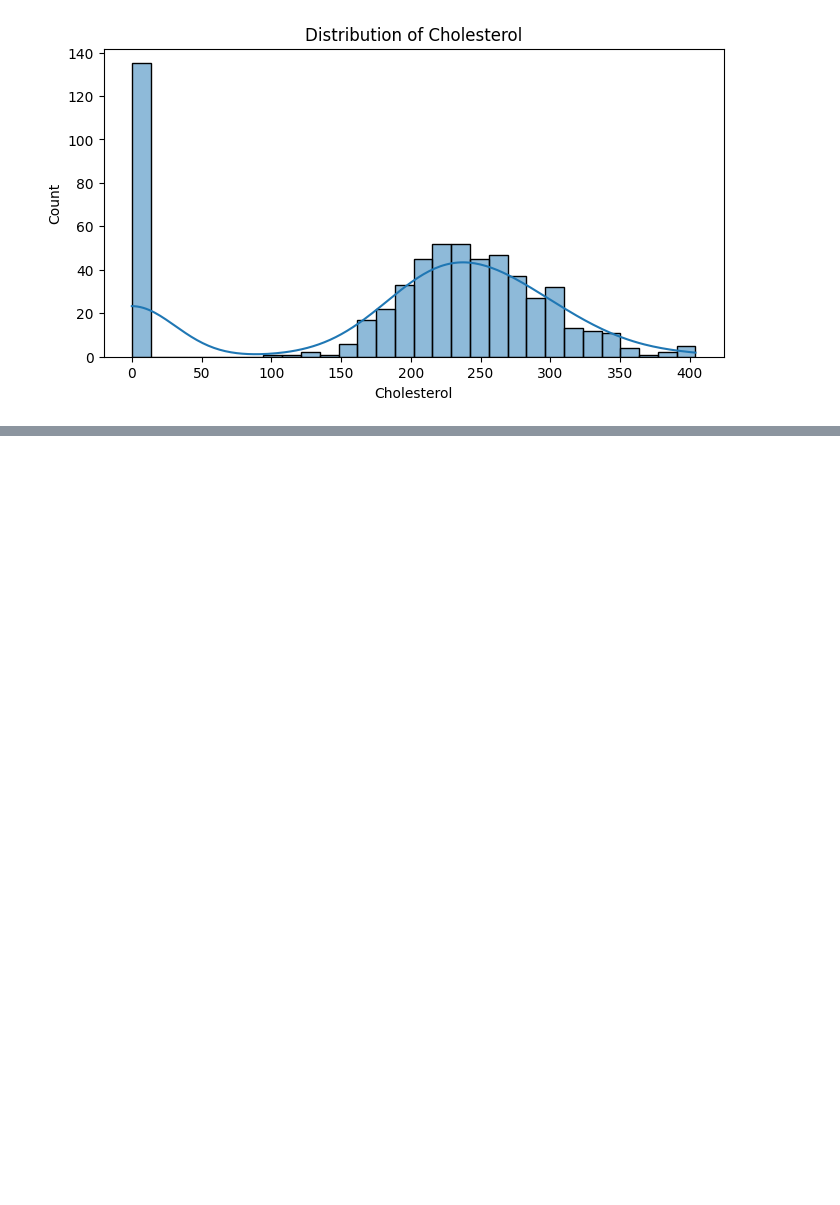
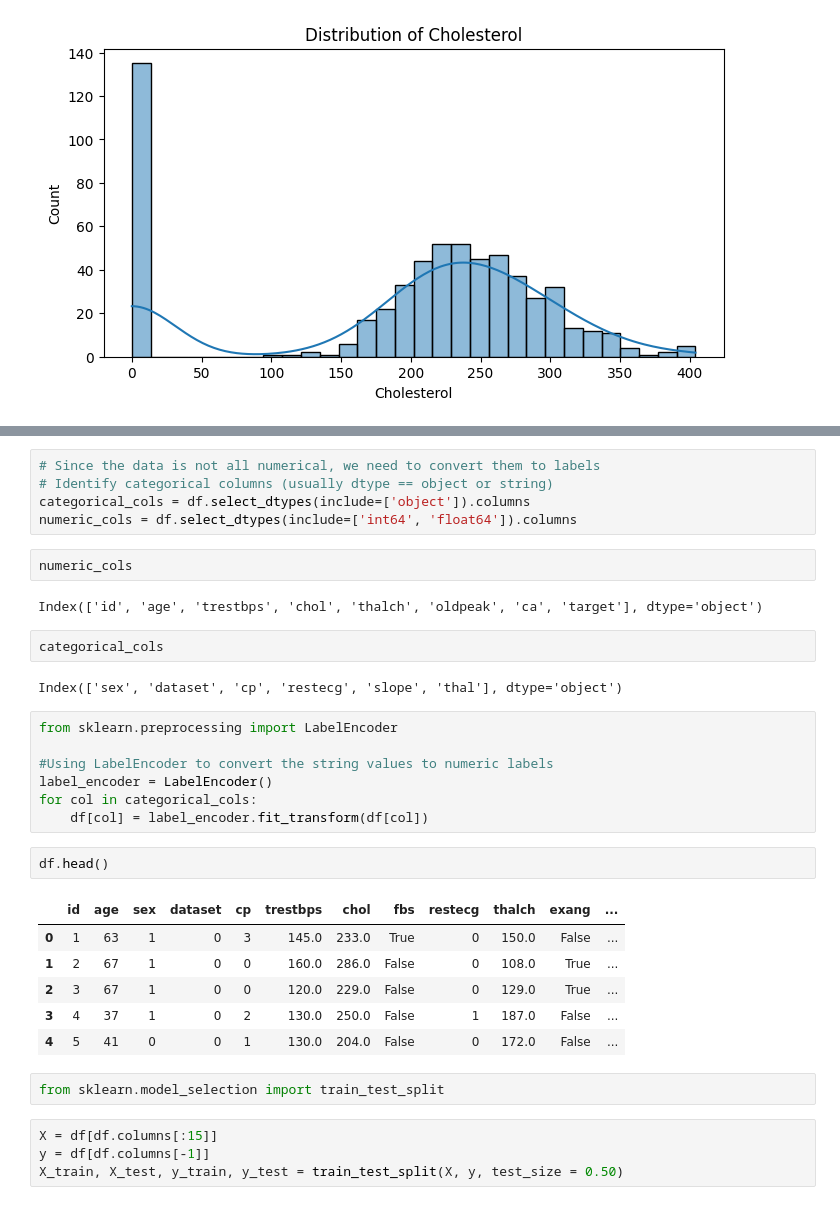
Before and after one commit to rutushah/Data-Driven-Insights-and-Predictive-Modeling, a Jupyter notebook: residency_deliverable1.ipynb, the cells around one changed output, grey strips where cells are left out. Drawn from its saved outputs; the diff is of its cells as text; blank space fills up the shorter version.

Commit message:
added missing imports, train test split, Knn start

```diff
--- a/residency_deliverable1.ipynb
+++ b/residency_deliverable1.ipynb
@@ -230,2 +233,37 @@ Index(['id', 'age', 'sex', 'dataset', 'cp', 'trestbps', 'chol', 'fbs',
       dtype='object')
 [figure]
+# %%
+# Since the data is not all numerical, we need to convert them to labels
+# Identify categorical columns (usually dtype == object or string)
+categorical_cols = df.select_dtypes(include=['object']).columns
+numeric_cols = df.select_dtypes(include=['int64', 'float64']).columns
+# %%
+numeric_cols
+# %% [output]
+Index(['id', 'age', 'trestbps', 'chol', 'thalch', 'oldpeak', 'ca', 'target'], dtype='object')
+# %%
+categorical_cols
+# %% [output]
+Index(['sex', 'dataset', 'cp', 'restecg', 'slope', 'thal'], dtype='object')
+# %%
+from sklearn.preprocessing import LabelEncoder
+
+#Using LabelEncoder to convert the string values to numeric labels
+label_encoder = LabelEncoder()
+for col in categorical_cols:
+    df[col] = label_encoder.fit_transform(df[col])
+# %%
+df.head()
+# %% [output]
+|  | id | age | sex | dataset | cp | trestbps | chol | fbs | restecg | thalch | exang | ... |
+| 0 | 1 | 63 | 1 | 0 | 3 | 145.0 | 233.0 | True | 0 | 150.0 | False | ... |
+| 1 | 2 | 67 | 1 | 0 | 0 | 160.0 | 286.0 | False | 0 | 108.0 | True | ... |
+| 2 | 3 | 67 | 1 | 0 | 0 | 120.0 | 229.0 | False | 0 | 129.0 | True | ... |
+| 3 | 4 | 37 | 1 | 0 | 2 | 130.0 | 250.0 | False | 1 | 187.0 | False | ... |
+| 4 | 5 | 41 | 0 | 0 | 1 | 130.0 | 204.0 | False | 0 | 172.0 | False | ... |
+# %%
+from sklearn.model_selection import train_test_split
+# %%
+X = df[df.columns[:15]]
+y = df[df.columns[-1]]
+X_train, X_test, y_train, y_test = train_test_split(X, y, test_size = 0.50)
```
Also changed, not shown: parts of 15 cells of this notebook.
